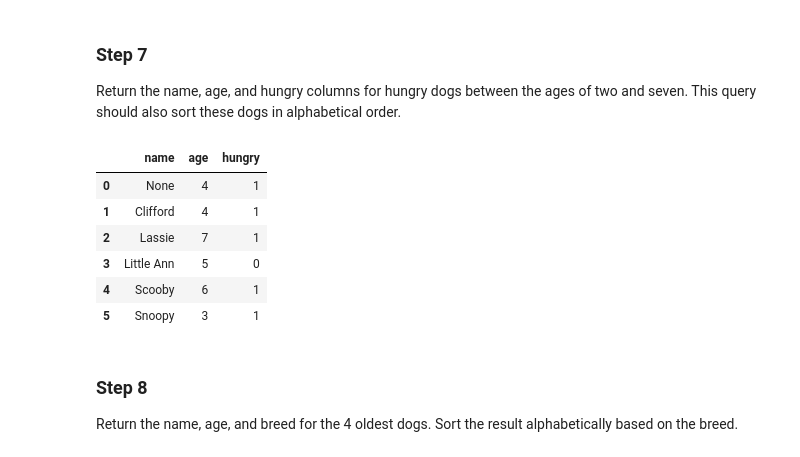
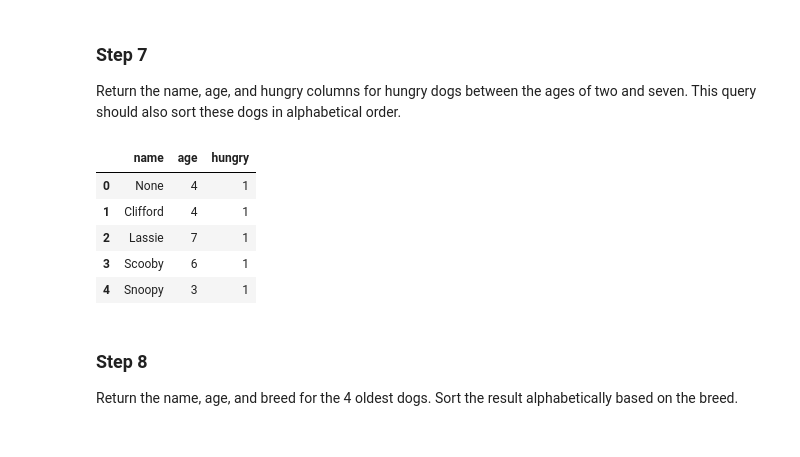
Before and after one commit to pinkbricks/DS_Course1_Week1_Module2_SQLQueries, a Jupyter notebook: SQLFilterOrderGroupLab.ipynb, the cells around one changed output. Cells and saved outputs as stored; diff of their text form; code cells hidden in the pictures.

```diff
--- a/SQLFilterOrderGroupLab.ipynb
+++ b/SQLFilterOrderGroupLab.ipynb
@@ -164,20 +173,19 @@ Return the name, age, and hungry columns for hungry dogs between the ages of two
 # %%
 # CodeGrade step7
 # Replace None with your code
 query = """
 SELECT
     name, age, hungry
 FROM dogs
-WHERE age >=2 and age <=7
+WHERE hungry=TRUE and age >=2 and age <=7
 ORDER BY name ASC
 """
 df_hungry_ages = pd.read_sql(query, conn2)
 df_hungry_ages
 # %% [output]
 |  | name | age | hungry |
 | 0 | None | 4 | 1 |
 | 1 | Clifford | 4 | 1 |
 | 2 | Lassie | 7 | 1 |
-| 3 | Little Ann | 5 | 0 |
-| 4 | Scooby | 6 | 1 |
-| 5 | Snoopy | 3 | 1 |
+| 3 | Scooby | 6 | 1 |
+| 4 | Snoopy | 3 | 1 |
```
Also changed, not shown: parts of 2 cells of this notebook.
